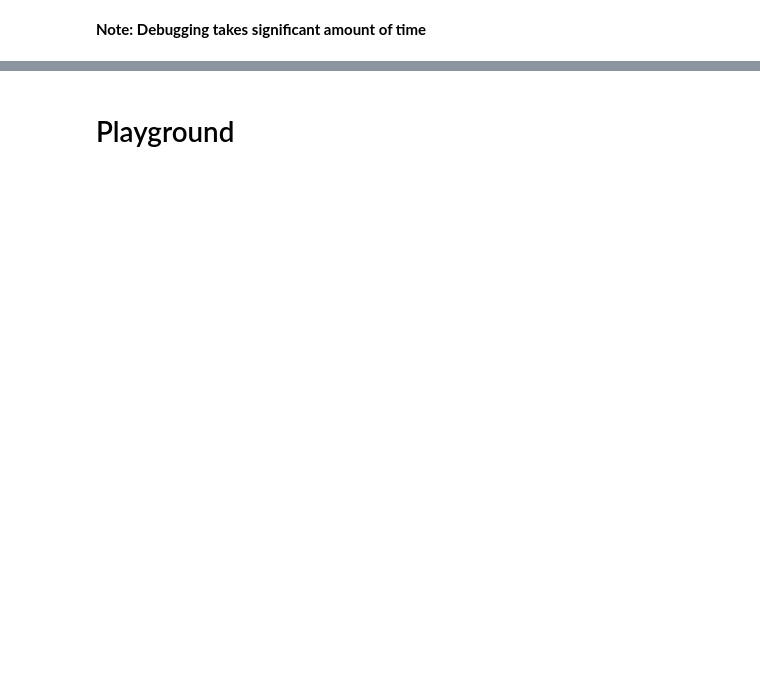
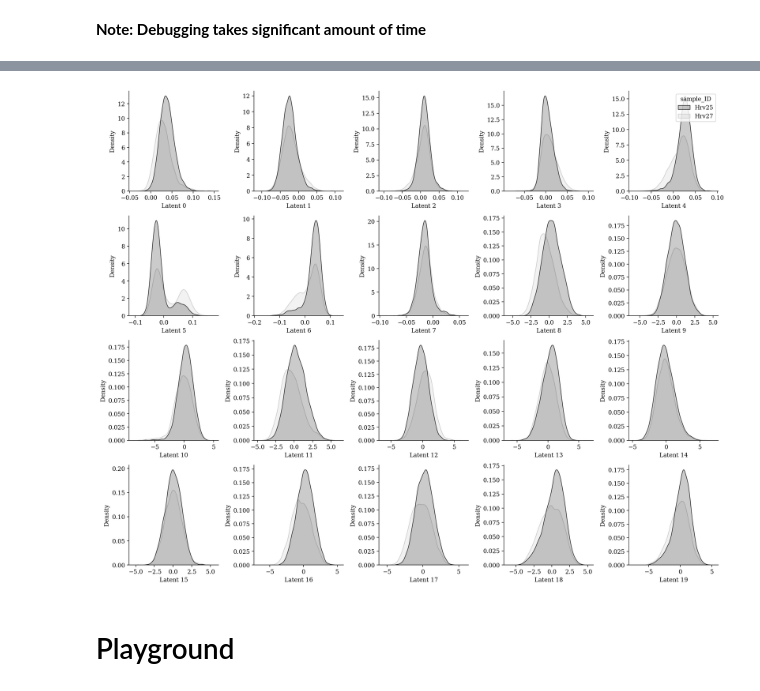
Before and after one commit to theislab/tardis, a Jupyter notebook: notebooks/run.ipynb, the cells around one changed output, grey strips where cells are left out. Saved outputs shown, nothing was run; the diff lists cells and outputs as text; code cells hidden in the pictures; blank space fills up the shorter version.

```diff
--- a/notebooks/run.ipynb
+++ b/notebooks/run.ipynb
@@ -179,7 +140,9 @@ __Note: Debugging takes significant amount of time__
 # %%
-# vae.plot_latent_kde(
-#     adata_obs=adata.obs,
-#     target_obs_key="sample_ID",
-#     latent_representation=vae.get_latent_representation(),
-#     latent_dim_of_interest=None
-# )
+vae.plot_latent_kde(
+    adata_obs=adata.obs,
+    target_obs_key="sample_ID",
+    latent_representation=vae.get_latent_representation(),
+    latent_dim_of_interest=None
+)
+# %% [output]
+[figure, added]
```
Also changed, not shown: parts of 16 cells of this notebook, 4 other files.
